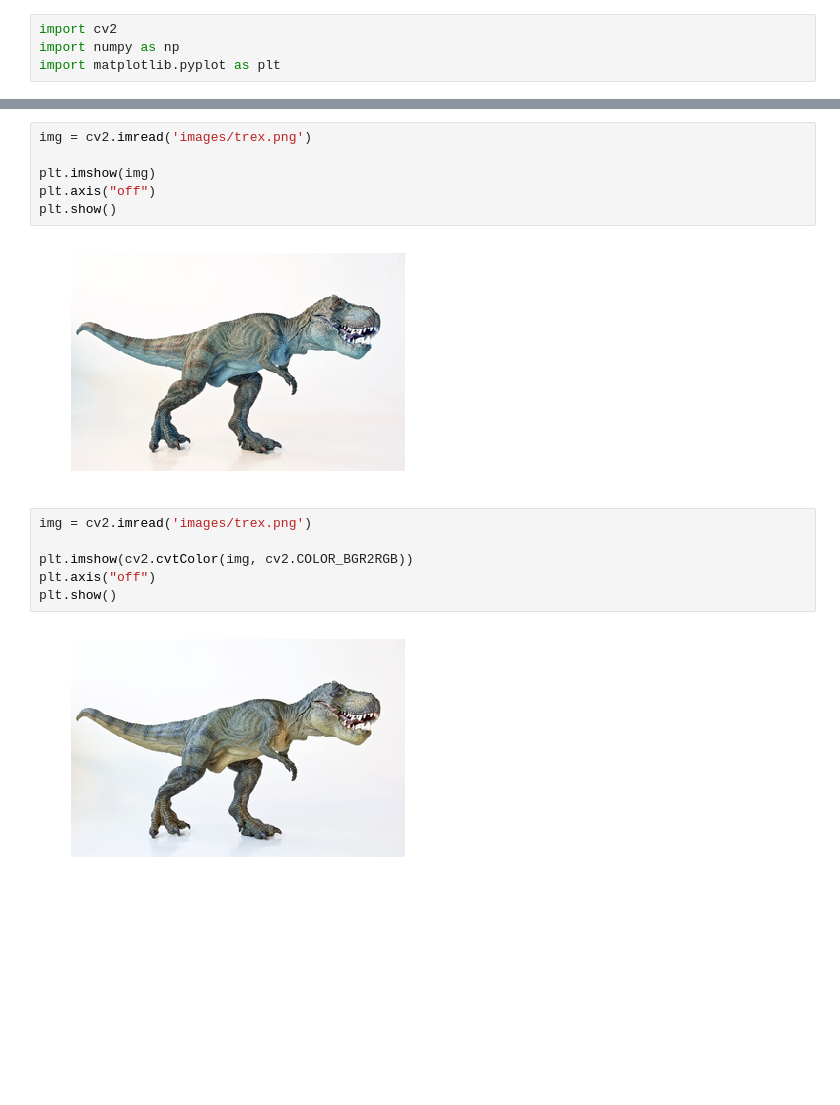
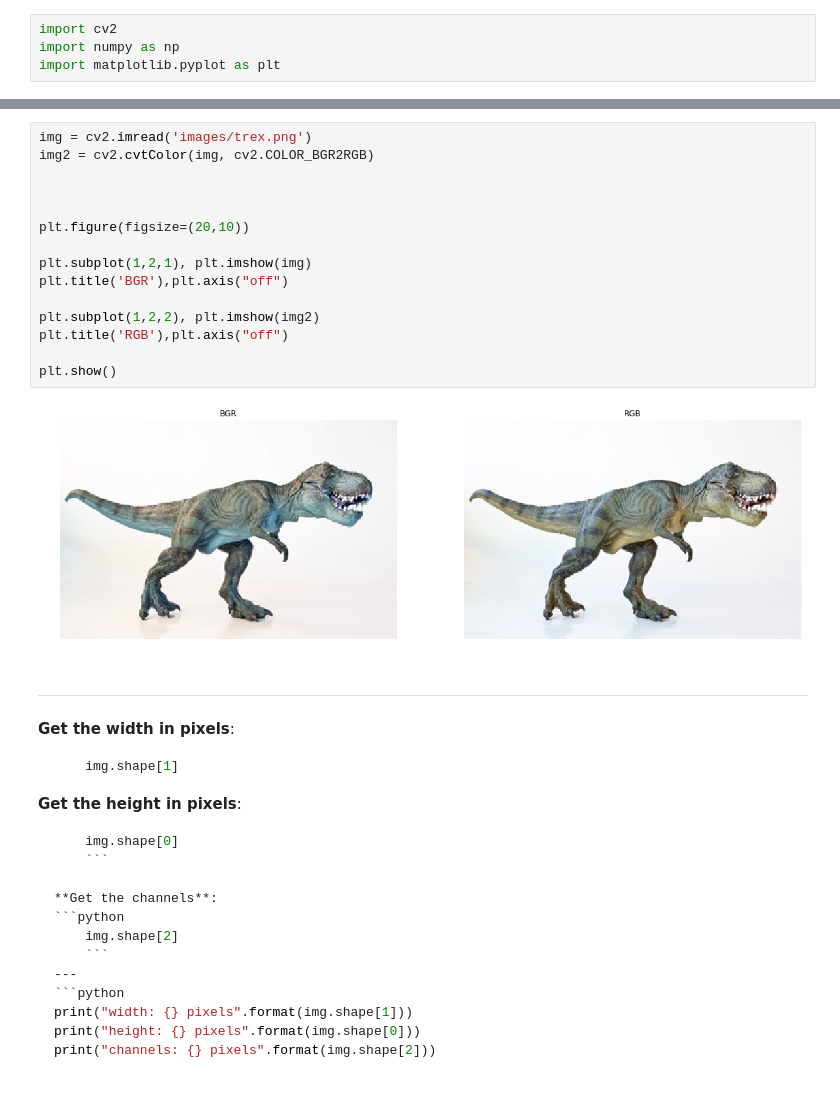
Before and after one commit to franksalas/OpenCV_Python_Tutorial, a Jupyter notebook: practical_python_and_OpenCV/Chapter_3_Load_Display_Save.ipynb, the cells around one changed output, grey strips where cells are left out. Saved outputs shown, nothing was run; the diff lists cells and outputs as text; blank space fills up the shorter version.

````diff
--- a/practical_python_and_OpenCV/Chapter_3_Load_Display_Save.ipynb
+++ b/practical_python_and_OpenCV/Chapter_3_Load_Display_Save.ipynb
@@ -5,19 +32,42 @@ import matplotlib.pyplot as plt
 # %%
 img = cv2.imread('images/trex.png')
+img2 = cv2.cvtColor(img, cv2.COLOR_BGR2RGB)
 
-plt.imshow(img)
-plt.axis("off")
+
+
+plt.figure(figsize=(20,10))
+
+plt.subplot(1,2,1), plt.imshow(img)
+plt.title('BGR'),plt.axis("off")
+
+plt.subplot(1,2,2), plt.imshow(img2)
+plt.title('RGB'),plt.axis("off")
+
 plt.show()
 # %% [output]
-[figure, old version]
+[figure, new version]
-# %%
-img = cv2.imread('images/trex.png')
-
-plt.imshow(cv2.cvtColor(img, cv2.COLOR_BGR2RGB))
-plt.axis("off")
-plt.show()
-# %% [output]
-[figure, removed]
+# %% [markdown]
+---
+**Get the width in pixels**:
+```python
+    img.shape[1]
+```
+**Get the height in pixels**:
+```python
+    img.shape[0]
+    ```
+
+**Get the channels**:
+```python
+    img.shape[2]
+    ```
+---
+```python
+print("width: {} pixels".format(img.shape[1]))
+print("height: {} pixels".format(img.shape[0]))
+print("channels: {} pixels".format(img.shape[2]))
+
+```
 # %%
 print("width:    {} pixels".format(img.shape[1]))
 print("height:   {} pixels".format(img.shape[0]))
````
Also changed, not shown: parts of 3 cells of this notebook, 44 other files.
